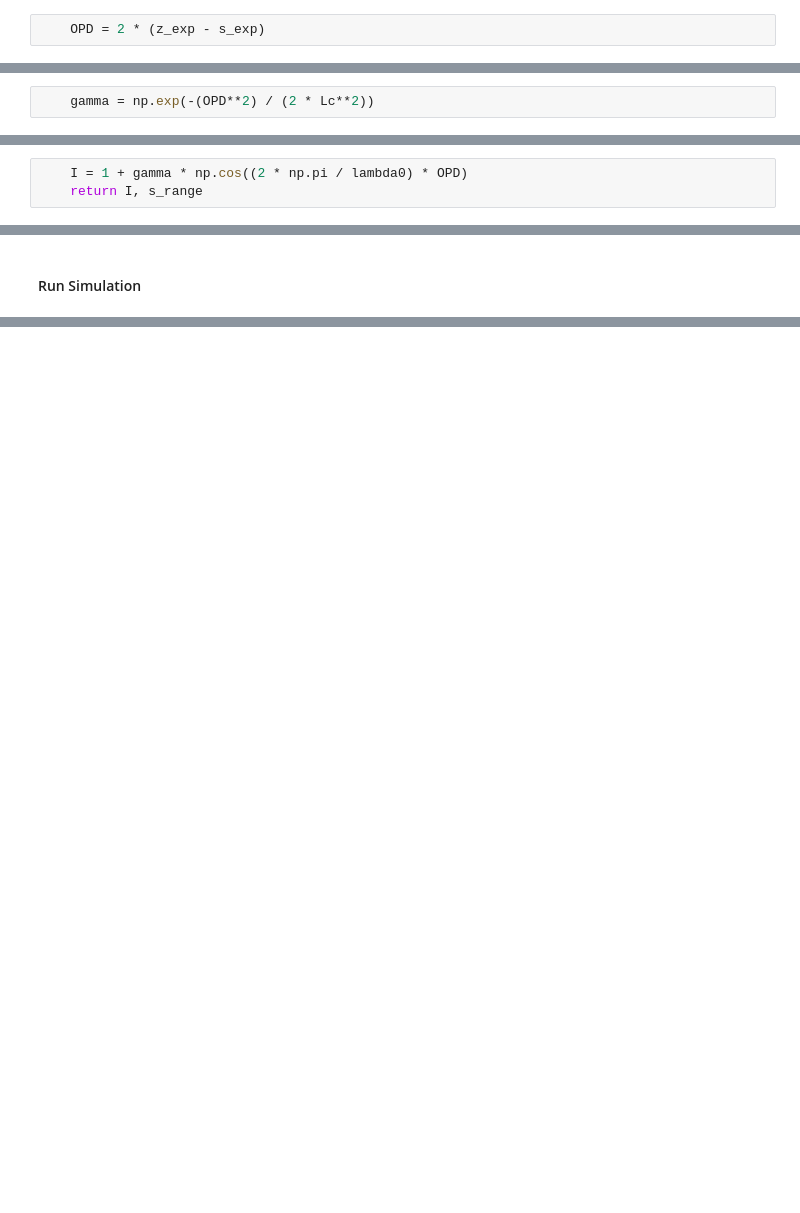
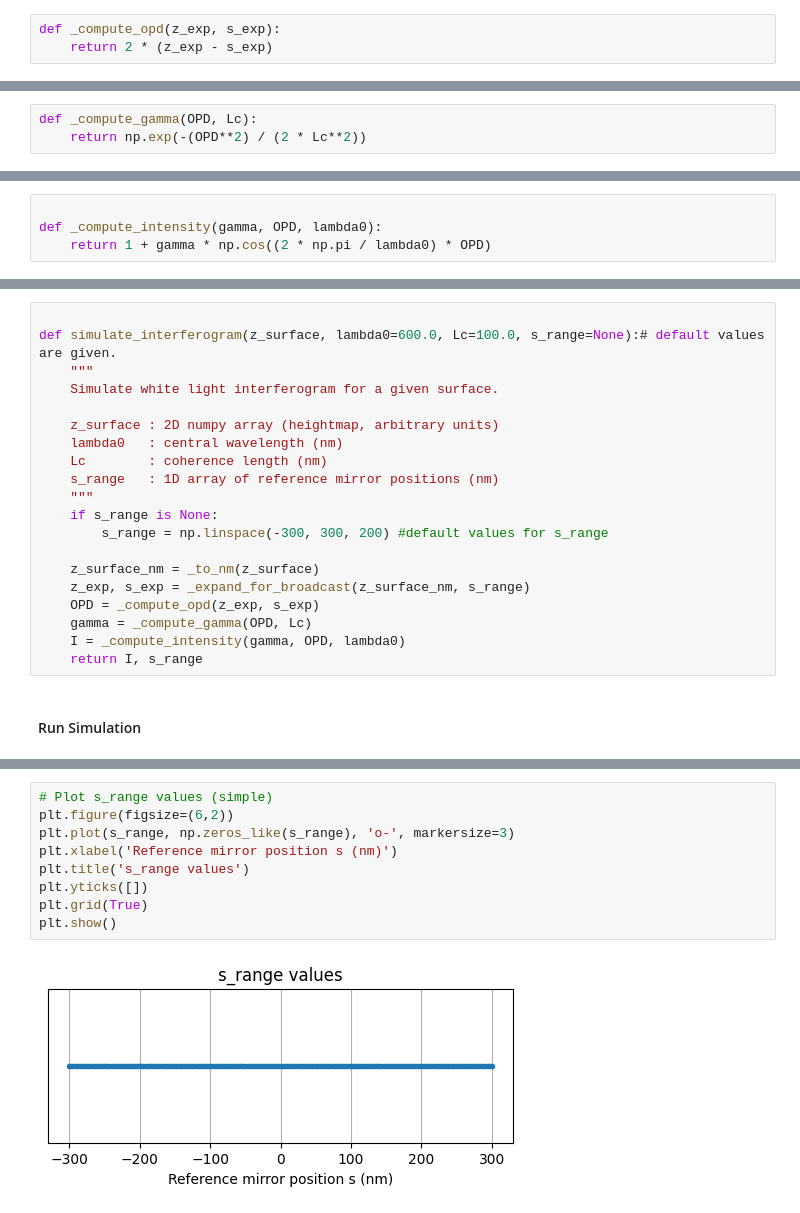
Before and after one commit to Hemanth-Kashyap-Gundamaraju/White-Light-Interferometry, a Jupyter notebook: wli_simulator.ipynb, the cells around one changed output, grey strips where cells are left out. Saved outputs shown, nothing was run; the diff lists cells and outputs as text; blank space fills up the shorter version.

```diff
--- a/wli_simulator.ipynb
+++ b/wli_simulator.ipynb
@@ -76,4 +62,5 @@ NameError: name 'z_surface_nm' is not defined
    OPD = 2 \cdot (z_{exp} - s_{exp})
    $$
 # %%
-    OPD = 2 * (z_exp - s_exp)
+def _compute_opd(z_exp, s_exp):
+    return 2 * (z_exp - s_exp)
@@ -85,4 +70,5 @@ $$
 \gamma = \exp\!\left(-\frac{OPD^2}{2 \, L_c^2}\right)
 $$
 # %%
-    gamma = np.exp(-(OPD**2) / (2 * Lc**2))
+def _compute_gamma(OPD, Lc):
+    return np.exp(-(OPD**2) / (2 * Lc**2))
@@ -94,5 +78,6 @@ $$
 I = 1 + \gamma \cdot \cos\!\left(\frac{2 \pi}{\lambda_0} \, OPD\right)
 $$
 # %%
-    I = 1 + gamma * np.cos((2 * np.pi / lambda0) * OPD)
-    return I, s_range
+
+def _compute_intensity(gamma, OPD, lambda0):
+    return 1 + gamma * np.cos((2 * np.pi / lambda0) * OPD)
@@ -101,3 +86,23 @@ NameError: name 'gamma' is not defined
+# %%
+
+def simulate_interferogram(z_surface, lambda0=600.0, Lc=100.0, s_range=None):# default values are given.
+    """
+    Simulate white light interferogram for a given surface.
+
+    z_surface : 2D numpy array (heightmap, arbitrary units)
+    lambda0   : central wavelength (nm)
+    Lc        : coherence length (nm)
+    s_range   : 1D array of reference mirror positions (nm)
+    """
+    if s_range is None:
+        s_range = np.linspace(-300, 300, 200) #default values for s_range
+
+    z_surface_nm = _to_nm(z_surface)
+    z_exp, s_exp = _expand_for_broadcast(z_surface_nm, s_range)
+    OPD = _compute_opd(z_exp, s_exp)
+    gamma = _compute_gamma(OPD, Lc)
+    I = _compute_intensity(gamma, OPD, lambda0)
+    return I, s_range
 # %% [markdown]
 #### Run Simulation
 # %%
@@ -136,0 +151,11 @@ NameError: name 'I' is not defined
+# %%
+# Plot s_range values (simple)
+plt.figure(figsize=(6,2))
+plt.plot(s_range, np.zeros_like(s_range), 'o-', markersize=3)
+plt.xlabel('Reference mirror position s (nm)')
+plt.title('s_range values')
+plt.yticks([])
+plt.grid(True)
+plt.show()
+# %% [output]
+[figure, added]
```
Also changed, not shown: parts of 23 cells of this notebook, 1 other file.
